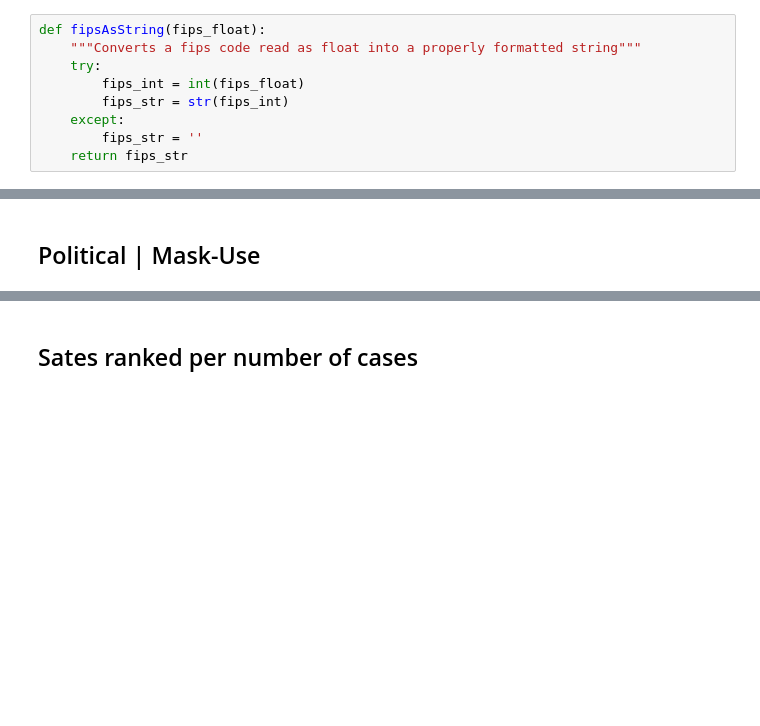
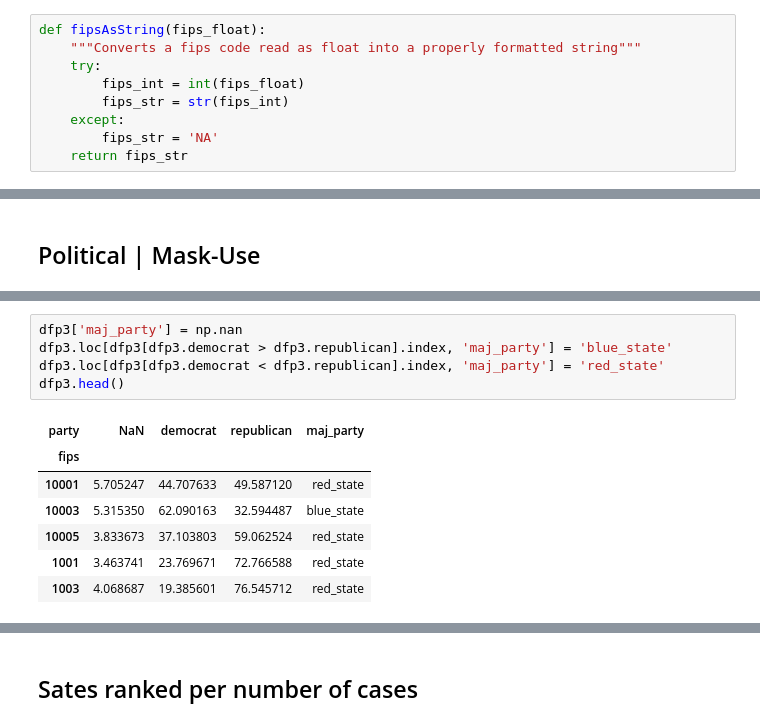
Before and after one commit to mtlberri/covid-19-data, a Jupyter notebook: covid-study.ipynb, the cells around one changed output, grey strips where cells are left out. Cells and saved outputs as stored; diff of their text form; blank space fills up the shorter version.

```diff
--- a/covid-study.ipynb
+++ b/covid-study.ipynb
@@ -140,7 +140,7 @@ def fipsAsString(fips_float):
         fips_int = int(fips_float)
         fips_str = str(fips_int)
     except:
-        fips_str = ''
+        fips_str = 'NA'
     return fips_str
 # %%
 # If the fips column is a flaot, convert it to a string (for use as a key later)
@@ -492,0 +528,13 @@ People from lower density counties tend to be more distributed along the spectru
+# %%
+dfp3['maj_party'] = np.nan
+dfp3.loc[dfp3[dfp3.democrat > dfp3.republican].index, 'maj_party'] = 'blue_state'
+dfp3.loc[dfp3[dfp3.democrat < dfp3.republican].index, 'maj_party'] = 'red_state'
+dfp3.head()
+# %% [output]
+| party | NaN | democrat | republican | maj_party |
+| fips |  |  |  |  |
+| 10001 | 5.705247 | 44.707633 | 49.587120 | red_state |
+| 10003 | 5.315350 | 62.090163 | 32.594487 | blue_state |
+| 10005 | 3.833673 | 37.103803 | 59.062524 | red_state |
+| 1001 | 3.463741 | 23.769671 | 72.766588 | red_state |
+| 1003 | 4.068687 | 19.385601 | 76.545712 | red_state |
```
Also changed, not shown: parts of 11 cells of this notebook, 2 other files.
